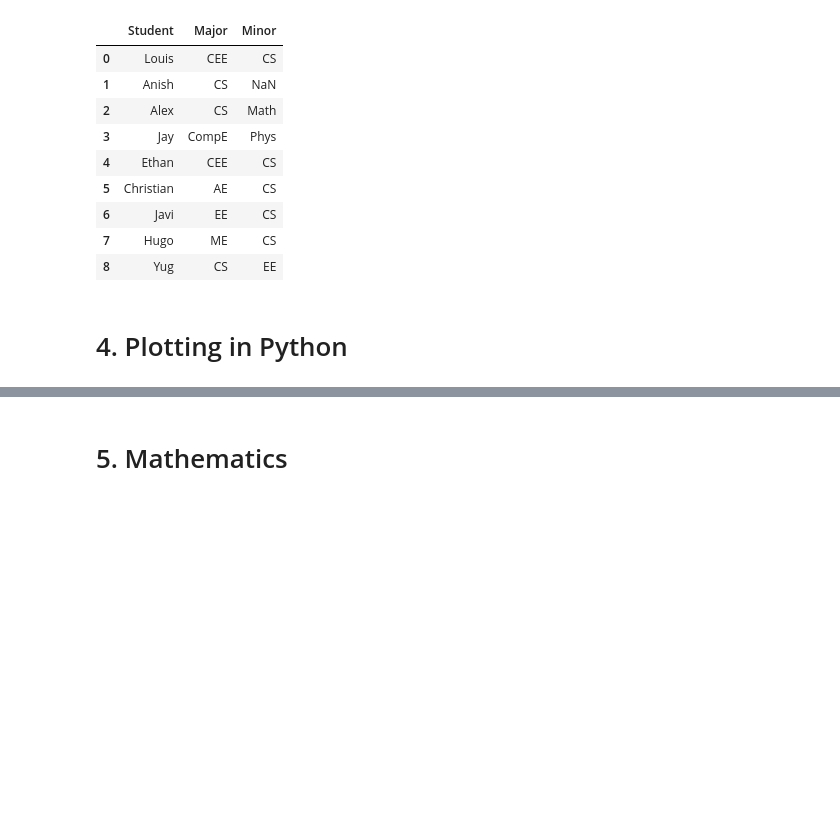
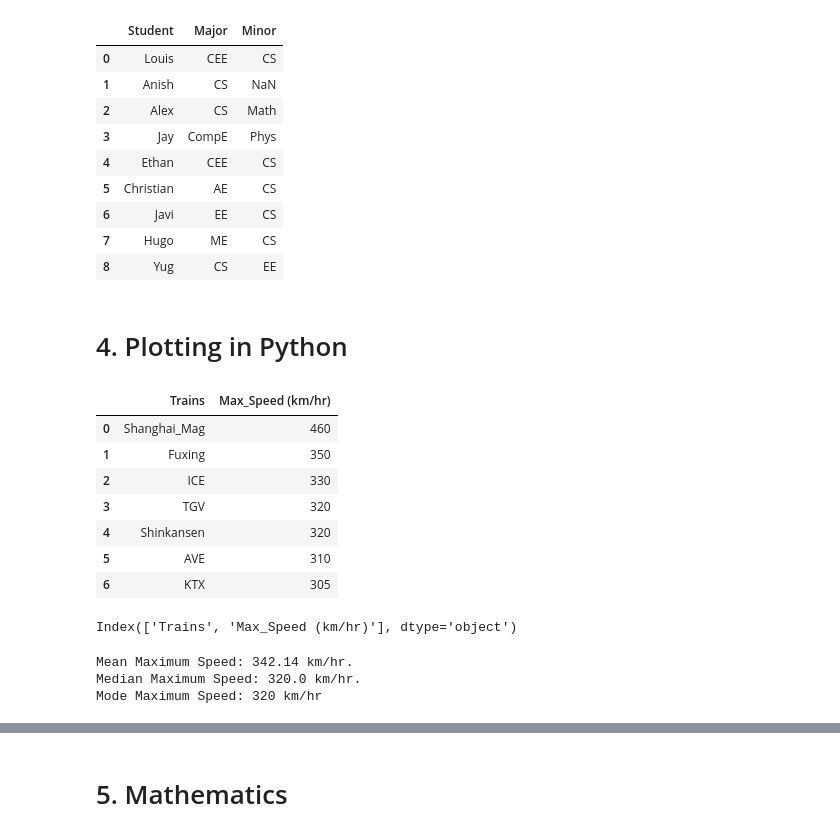
Before and after one commit to lotlouischoitslab/Computational_Transportation_Science, a Jupyter notebook: 00Transportation_Intro/01Louis_Python_Notes.ipynb, the cells around one changed output, grey strips where cells are left out. Cells and saved outputs as stored; diff of their text form; code cells hidden in the pictures; blank space fills up the shorter version.

```diff
--- a/00Transportation_Intro/01Louis_Python_Notes.ipynb
+++ b/00Transportation_Intro/01Louis_Python_Notes.ipynb
@@ -239,0 +243,32 @@ input_data
+# %%
+data = pd.read_excel('high_speed_train_speed.xlsx') #We are reading in Excel file NOT csv
+data
+# %% [output]
+|  | Trains | Max_Speed (km/hr) |
+| 0 | Shanghai_Mag | 460 |
+| 1 | Fuxing | 350 |
+| 2 | ICE | 330 |
+| 3 | TGV | 320 |
+| 4 | Shinkansen | 320 |
+| 5 | AVE | 310 |
+| 6 | KTX | 305 |
+# %%
+data.keys() #Let's look at the variables in our data frame!
+# %% [output]
+Index(['Trains', 'Max_Speed (km/hr)'], dtype='object')
+# %%
+#Mean Maximum Speed
+mean_max = data['Max_Speed (km/hr)'].mean()
+print(f'Mean Maximum Speed: {round(mean_max,2)} km/hr.')
+
+#Median Maximum Speed
+med_max = data['Max_Speed (km/hr)'].median()
+print(f'Median Maximum Speed: {round(med_max,2)} km/hr.')
+
+#Mode Maximum Speed
+mod_max = data['Max_Speed (km/hr)'].mode().values[0] # Extract the first mode value
+print(f'Mode Maximum Speed: {round(mod_max,2)} km/hr')
+# %% [output]
+Mean Maximum Speed: 342.14 km/hr.
+Median Maximum Speed: 320.0 km/hr.
+Mode Maximum Speed: 320 km/hr
```
Also changed, not shown: parts of 10 cells of this notebook, 3 other files.
